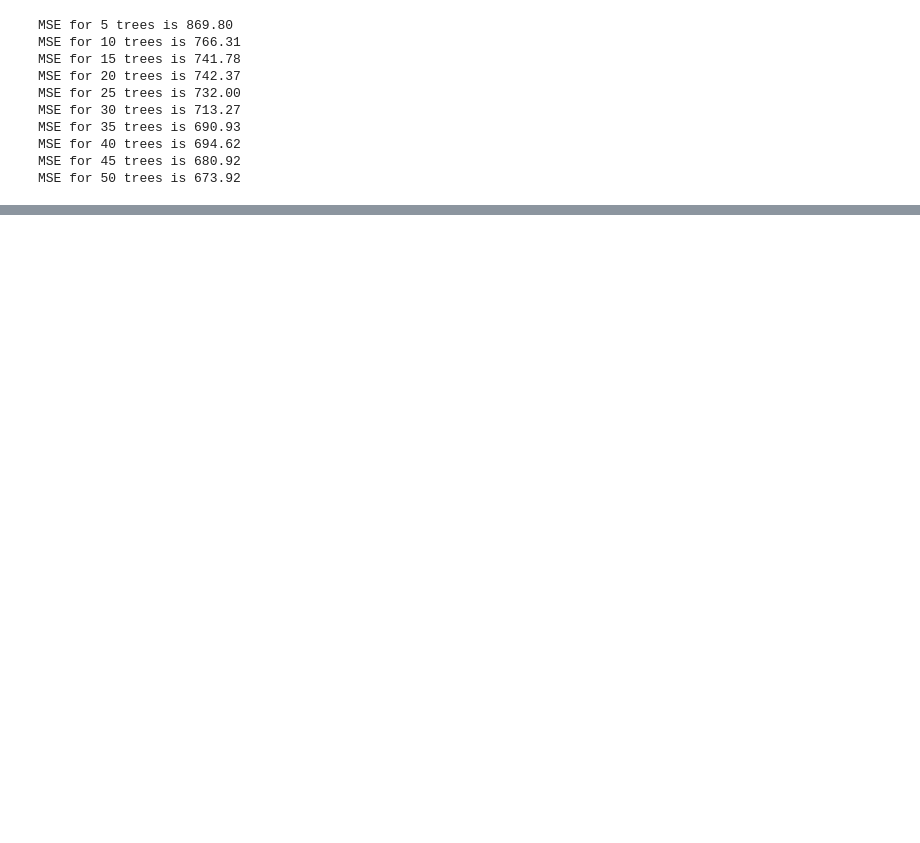
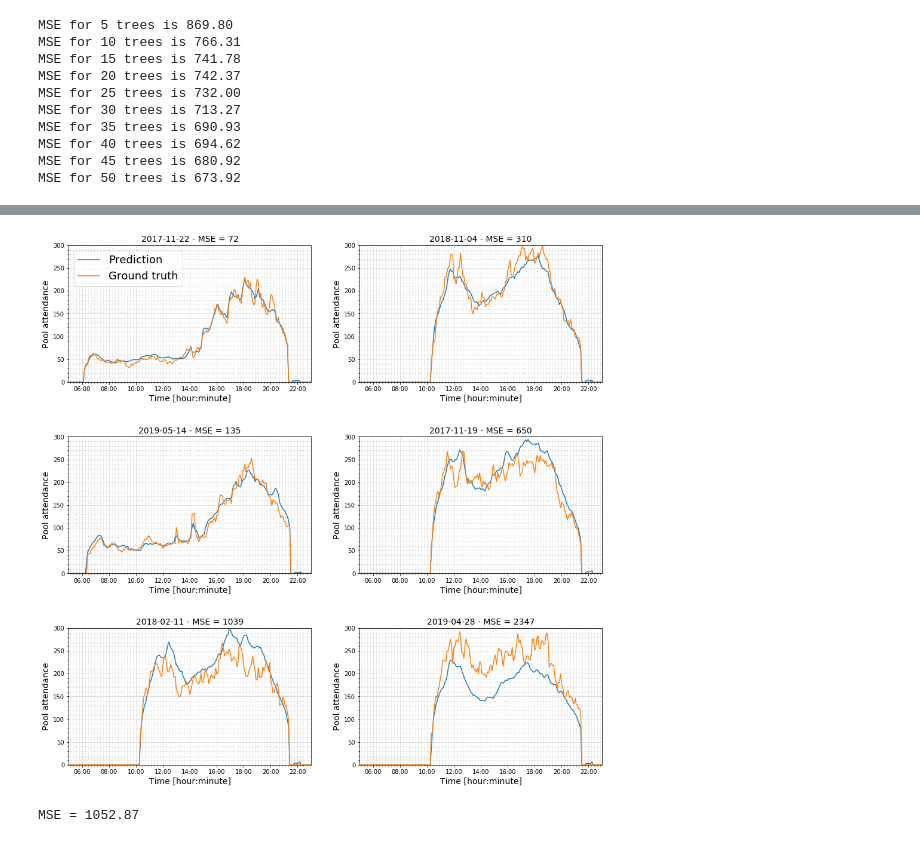
Before and after one commit to lukoucky/swimming_pool_attendance_prediction, a Jupyter notebook: FinalModelsEvaluation.ipynb, the cells around one changed output, grey strips where cells are left out. Drawn from its saved outputs; the diff is of its cells as text; code cells hidden in the pictures; blank space fills up the shorter version.

```diff
--- a/FinalModelsEvaluation.ipynb
+++ b/FinalModelsEvaluation.ipynb
@@ -99,0 +124,3 @@ plt.savefig('trees_vs_mse.png', dpi=300, bbox_inches='tight')
+# %%
+etr = MyExtraTreesRegressor()
+etr.fit_on_training_set()
@@ -99,0 +153,35 @@ plt.savefig('trees_vs_mse.png', dpi=300, bbox_inches='tight')
+# %%
+a = datetime(2000, 1, 1, 23, 55, 0, 342380)
+y = []
+for i in range(288):
+    a = a + timedelta(minutes=5)
+    y.append(a.strftime('%H:%M'))
+
+fig, axs = plt.subplots(3, 2, figsize=(16,16), gridspec_kw={'hspace': 0.4})
+column = 0
+row = 0
+for i, day_id in enumerate(test_day_ids):
+    prepare_plot((8,3), axs[row, column], 300, False)
+    axs[row, column].set_title(labels[i], fontsize=14)
+    l1 = axs[row, column].plot(y,predictions[i], label='Prediction')
+    l2 = axs[row, column].plot(y,ground_truth[i], label='Ground truth')
+
+    if column == 0 and row == 0:
+        axs[row, column].legend(prop={'size': 18})
+
+    column += 1
+    if column > 1:
+        column = 0
+        row += 1
+plt.savefig('interesting_predictions.png', dpi=300, bbox_inches='tight')
+# %% [output]
+[figure, added]
+# %%
+etr = MyExtraTreesRegressor()
+etr.columns = ['pool','day_of_week','month','hour','minute']
+etr.model = ExtraTreesRegressor(random_state=17, n_estimators=65, max_depth=35, min_samples_split=2, min_samples_leaf=1, max_leaf_nodes=None)
+etr.time_steps_back = 3
+etr.fit_on_training_set()
+etr.print_mse()
+# %% [output]
+MSE = 1052.87
```
Also changed, not shown: parts of 10 cells of this notebook, 4 other files.
